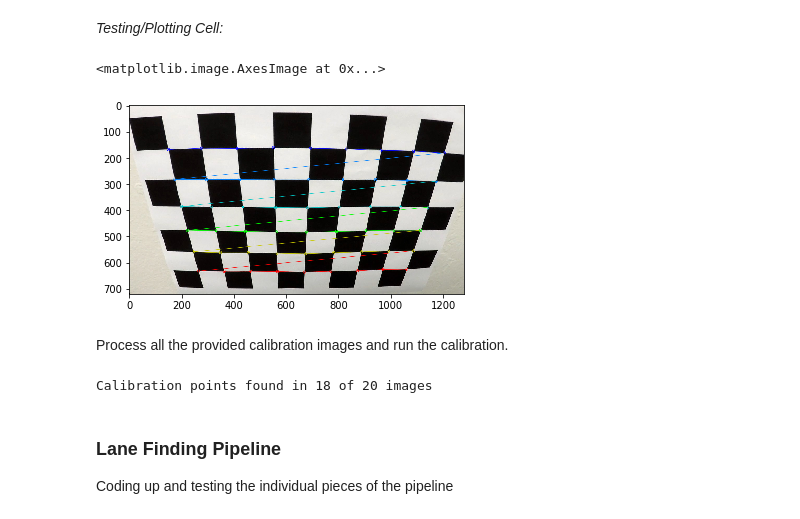
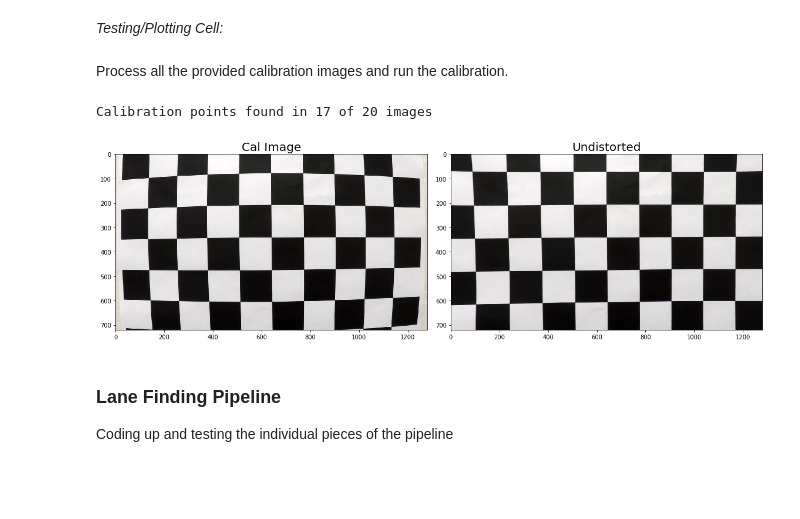
Before and after one commit to Merberg/CarND-Advanced-Lane-Lines, a Jupyter notebook: AdvancedLaneFinding.ipynb, the cells around one changed output. Saved outputs shown, nothing was run; the diff lists cells and outputs as text; code cells hidden in the pictures; blank space fills up the shorter version.

```diff
--- a/AdvancedLaneFinding.ipynb
+++ b/AdvancedLaneFinding.ipynb
@@ -161,30 +161,29 @@ def findChessboardPoints(fname):
     if ret == True:
         worldPoints.append(worldPt)
         imagePoints.append(corners)
-        iRGB = cv2.drawChessboardCorners(iRGB, (nx,ny), corners, ret)
-    return iRGB
+    return
 # %% [markdown]
 _Testing/Plotting Cell:_
-# %%
-iRGB = findChessboardPoints('camera_cal/calibration2.jpg')
-plt.imshow(iRGB)
-# %% [output]
-<matplotlib.image.AxesImage at 0x...>
-[figure, removed]
 # %% [markdown]
 Process all the provided calibration images and run the calibration.
 # %%
+iOrig = mpimg.imread('camera_cal/calibration1.jpg')
+
 images = glob.glob('camera_cal/calibration*.jpg')
 for chessboard in images:
     findChessboardPoints(chessboard)
 
 print("Calibration points found in {} of {} images".
       format(len(imagePoints), len(images)))
 
 ret, cameraMtx, distCoeffs, rotVecs, transVecs = cv2.calibrateCamera(
-    worldPoints, imagePoints, iRGB.shape[0:2], None, None)
+    worldPoints, imagePoints, iOrig.shape[0:2], None, None)
+
+iUndistort = cv2.undistort(iOrig, cameraMtx, distCoeffs, None, cameraMtx)
+plotTwo(iOrig, iUndistort, 'Cal Image', 'Undistorted')
 # %% [output]
-Calibration points found in 18 of 20 images
+Calibration points found in 17 of 20 images
+[figure, added]
 # %% [markdown]
 ### Lane Finding Pipeline ###
 Coding up and testing the individual pieces of the pipeline
```
Also changed, not shown: parts of 15 cells of this notebook, 2 other files.
